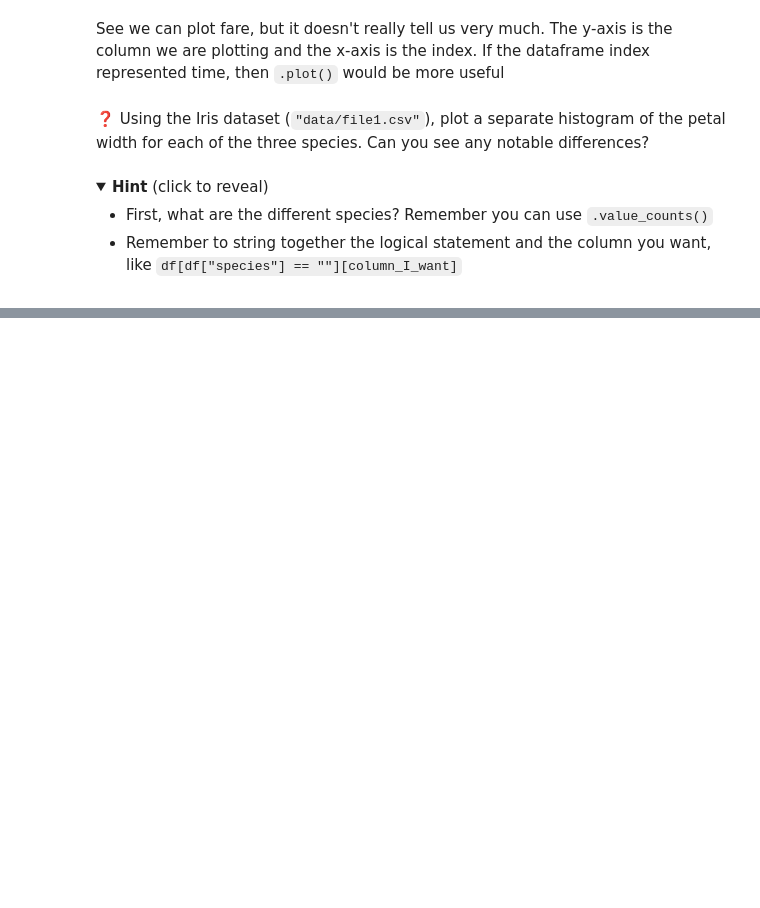
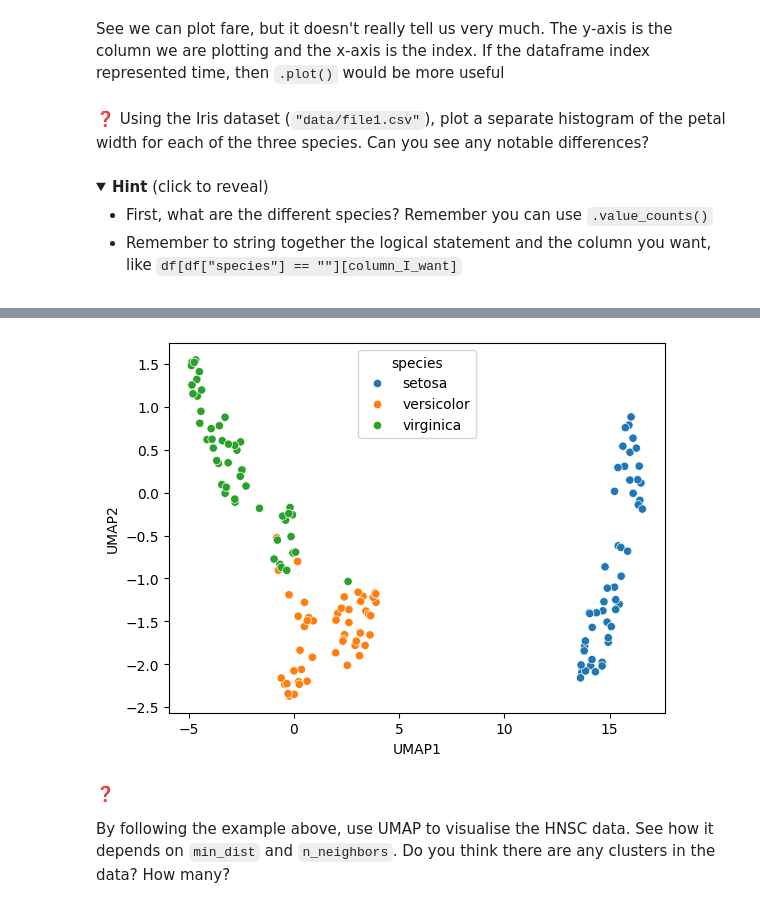
Before and after one commit to griffinfarrow/ML_for_Biomarker_Discovery, a Jupyter notebook: practical_exercises.ipynb, the cells around one changed output, grey strips where cells are left out. Drawn from its saved outputs; the diff is of its cells as text; code cells hidden in the pictures; folded sections open; blank space fills up the shorter version.

```diff
--- a/practical_exercises.ipynb
+++ b/practical_exercises.ipynb
@@ -511,0 +683,16 @@ df = pd.read_csv("data/file1.csv", sep=",")
+# %%
+umap_obj = umap.UMAP(n_neighbors=15, min_dist=0.1)
+
+embeddings = umap_obj.fit_transform(iris)
+embeddings_df = pd.DataFrame(embeddings, index=iris.index, columns=["UMAP1", "UMAP2"])
+embeddings_df["species"] = df["species"]
+
+fig, ax = plt.subplots()
+sns.scatterplot(embeddings_df, x="UMAP1", y="UMAP2", hue="species")
+plt.show()
+# %% [output]
+[figure, added]
+# %% [markdown]
+&#x2753;
+
+By following the example above, use UMAP to visualise the HNSC data. See how it depends on `min_dist` and `n_neighbors`. Do you think there are any clusters in the data? How many?
```
Also changed, not shown: parts of 30 cells of this notebook.
